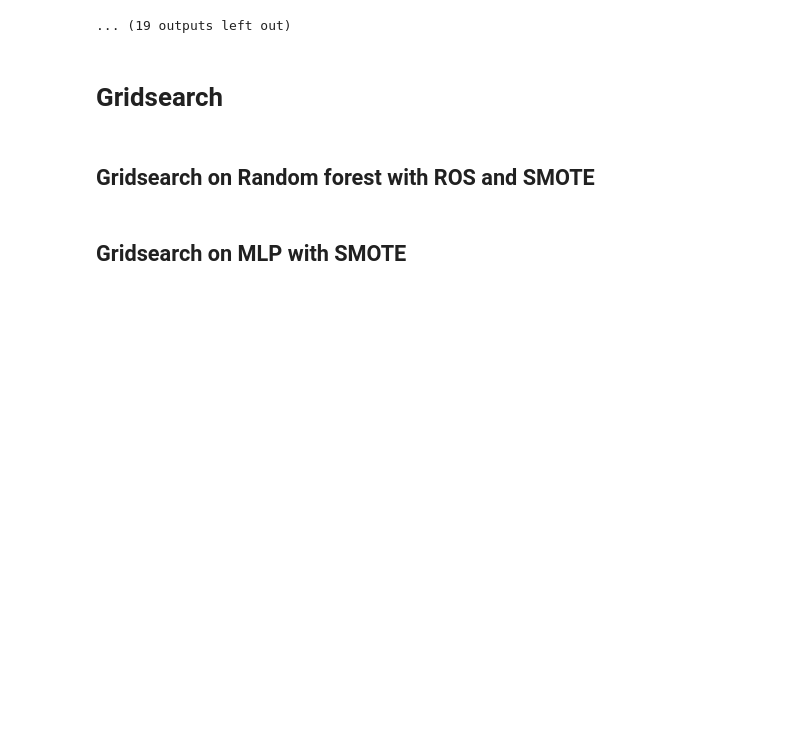
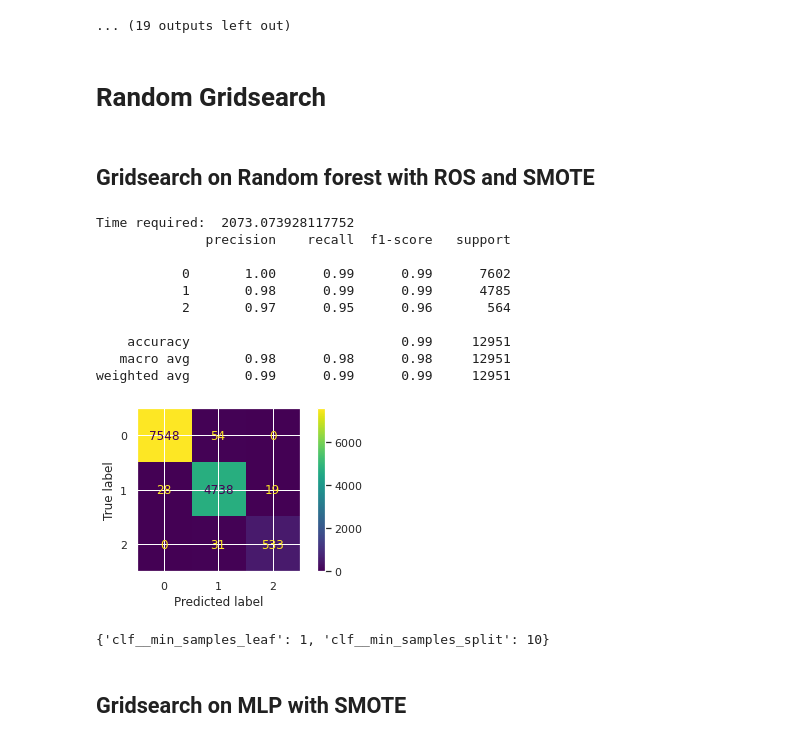
Before and after one commit to mattecora/DiamondClassifier, a Jupyter notebook: sagemaker/EnsembleModels.ipynb, the cells around one changed output. Saved outputs shown, nothing was run; the diff lists cells and outputs as text; code cells hidden in the pictures; blank space fills up the shorter version.

Commit message:
Modified gridsearch

```diff
--- a/sagemaker/EnsembleModels.ipynb
+++ b/sagemaker/EnsembleModels.ipynb
@@ -87,9 +87,3 @@ Prep_test dataset has: 10770 rows and 10 columns
 | 2 | 0 | 1 | 5 | 4 | 59.799569 | 60.300733 | 651.357414 | 5.350743 | 4.352193 | 2.667488 |
 | 3 | 0 | 3 | 1 | 3 | 62.110048 | 57.770527 | 651.357414 | 5.350743 | 4.352193 | 2.667488 |
 | 4 | 0 | 1 | 0 | 1 | 63.367713 | 58.202601 | 651.357414 | 5.350743 | 4.352193 | 2.899670 |
-# %%
-sns.set(rc={'figure.figsize':(10,8)})
-fig, ax = plt.subplots(1, 1)
-sns.heatmap(prep_train.corr(), vmin = -1, vmax= 1 , annot = True)
-#plt.savefig("images/trainingCorr.png")
-plt.show()
@@ -238,7 +230,7 @@ weighted avg       0.82      0.76      0.77     12951
 [figure]
 ... (19 outputs left out)
 # %% [markdown]
-# Gridsearch
+# Random Gridsearch
 # %%
 custom_transf = CustomTransformer()
 std_scale = StandardScaler()
@@ -248,37 +241,48 @@ pca = PCA(n_components=8)
 # %%
 pipeline = Pipeline([
     ('samp', RandomOverSampler(random_state = seed)),
     ('clf', RandomForestClassifier( random_state = seed)),
 ])
 
 parameters = [
     {
-        'clf__n_estimators': [100,150,200],
         'clf__min_samples_split': [2,5,10],
         'clf__min_samples_leaf': [1,3,5]
     }, {
         'samp' : (SMOTE(random_state = seed),),
         'samp__k_neighbors': [3,5,10],
-        'clf__n_estimators': [100,150,200],
         'clf__min_samples_split': [2,5,10],
         'clf__min_samples_leaf': [1,3,5]
     }
 ]
 
 t0 = time.time()
-grid_search = GridSearchCV(pipeline, parameters)
+grid_search = RandomizedSearchCV(pipeline, parameters, n_iter = 10)
 
 model = make_pipeline(custom_transf,std_scale, pca, grid_search)
 model.fit(sample_train, label_train)
 pred = model.predict(sample_val)
 t1 = time.time()
 print('Time required: ',t1-t0)
 print(classification_report(label_val,pred))
 sns.set(rc={'figure.figsize':(6,3)})
 plot_confusion_matrix(model, sample_val, label_val)
 plt.show()
 
-pprint(model['gridsearchcv'].best_params_)
+pprint(model['randomizedsearchcv'].best_params_)
+# %% [output]
+Time required:  2073.073928117752
+              precision    recall  f1-score   support
+
+           0       1.00      0.99      0.99      7602
+           1       0.98      0.99      0.99      4785
+           2       0.97      0.95      0.96       564
+
+    accuracy                           0.99     12951
+   macro avg       0.98      0.98      0.98     12951
+weighted avg       0.99      0.99      0.99     12951
+[figure, added]
+{'clf__min_samples_leaf': 1, 'clf__min_samples_split': 10}
 # %% [markdown]
 ## Gridsearch on MLP with SMOTE
 # %%
```
Also changed, not shown: parts of 10 cells of this notebook.
